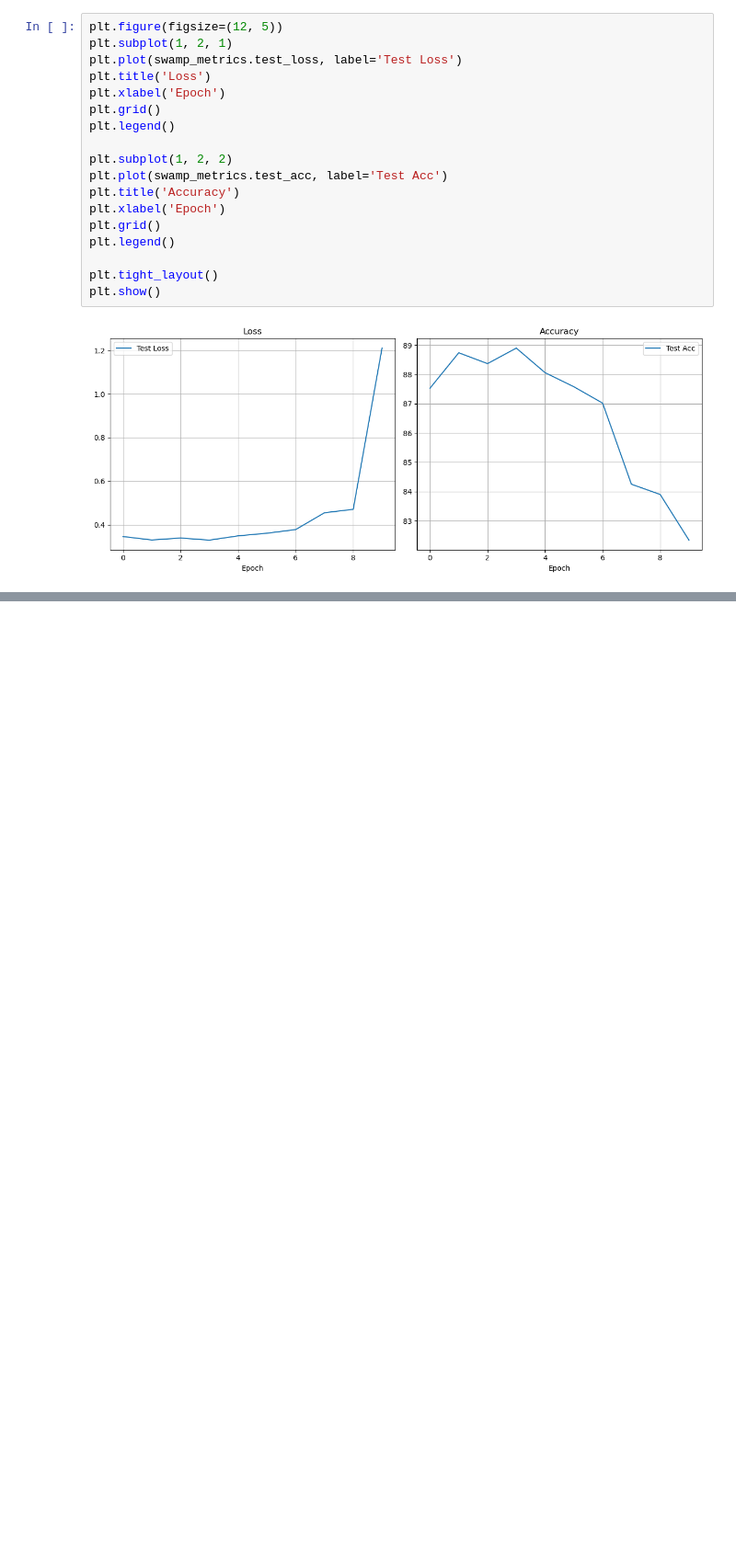
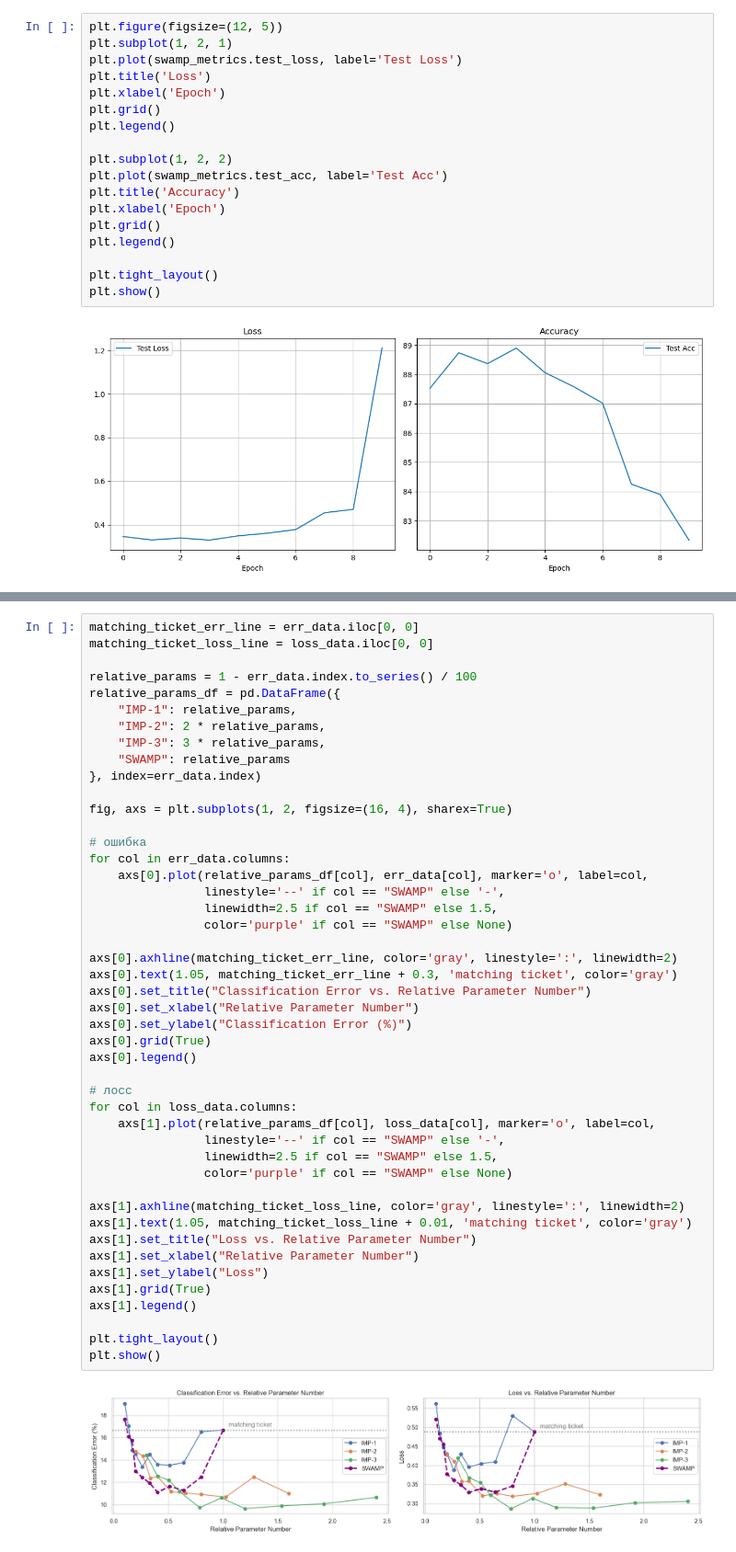
Before and after one commit to OllaAmigos/swamp-iterative-pruning, a Jupyter notebook: swamp_project.ipynb, the cells around one changed output, grey strips where cells are left out. Shown at 92% size. Saved outputs shown, nothing was run; the diff lists cells and outputs as text; blank space fills up the shorter version.

```diff
--- a/swamp_project.ipynb
+++ b/swamp_project.ipynb
@@ -724,0 +833,48 @@ plt.show()
+# %%
+matching_ticket_err_line = err_data.iloc[0, 0]
+matching_ticket_loss_line = loss_data.iloc[0, 0]
+
+relative_params = 1 - err_data.index.to_series() / 100
+relative_params_df = pd.DataFrame({
+    "IMP-1": relative_params,
+    "IMP-2": 2 * relative_params,
+    "IMP-3": 3 * relative_params,
+    "SWAMP": relative_params
+}, index=err_data.index)
+
+fig, axs = plt.subplots(1, 2, figsize=(16, 4), sharex=True)
+
+# ошибка
+for col in err_data.columns:
+    axs[0].plot(relative_params_df[col], err_data[col], marker='o', label=col,
+                linestyle='--' if col == "SWAMP" else '-',
+                linewidth=2.5 if col == "SWAMP" else 1.5,
+                color='purple' if col == "SWAMP" else None)
+
+axs[0].axhline(matching_ticket_err_line, color='gray', linestyle=':', linewidth=2)
+axs[0].text(1.05, matching_ticket_err_line + 0.3, 'matching ticket', color='gray')
+axs[0].set_title("Classification Error vs. Relative Parameter Number")
+axs[0].set_xlabel("Relative Parameter Number")
+axs[0].set_ylabel("Classification Error (%)")
+axs[0].grid(True)
+axs[0].legend()
+
+# лосс
+for col in loss_data.columns:
+    axs[1].plot(relative_params_df[col], loss_data[col], marker='o', label=col,
+                linestyle='--' if col == "SWAMP" else '-',
+                linewidth=2.5 if col == "SWAMP" else 1.5,
+                color='purple' if col == "SWAMP" else None)
+
+axs[1].axhline(matching_ticket_loss_line, color='gray', linestyle=':', linewidth=2)
+axs[1].text(1.05, matching_ticket_loss_line + 0.01, 'matching ticket', color='gray')
+axs[1].set_title("Loss vs. Relative Parameter Number")
+axs[1].set_xlabel("Relative Parameter Number")
+axs[1].set_ylabel("Loss")
+axs[1].grid(True)
+axs[1].legend()
+
+plt.tight_layout()
+plt.show()
+# %% [output]
+[figure, added]
```
Also changed, not shown: parts of 15 cells of this notebook, 1 other file.
